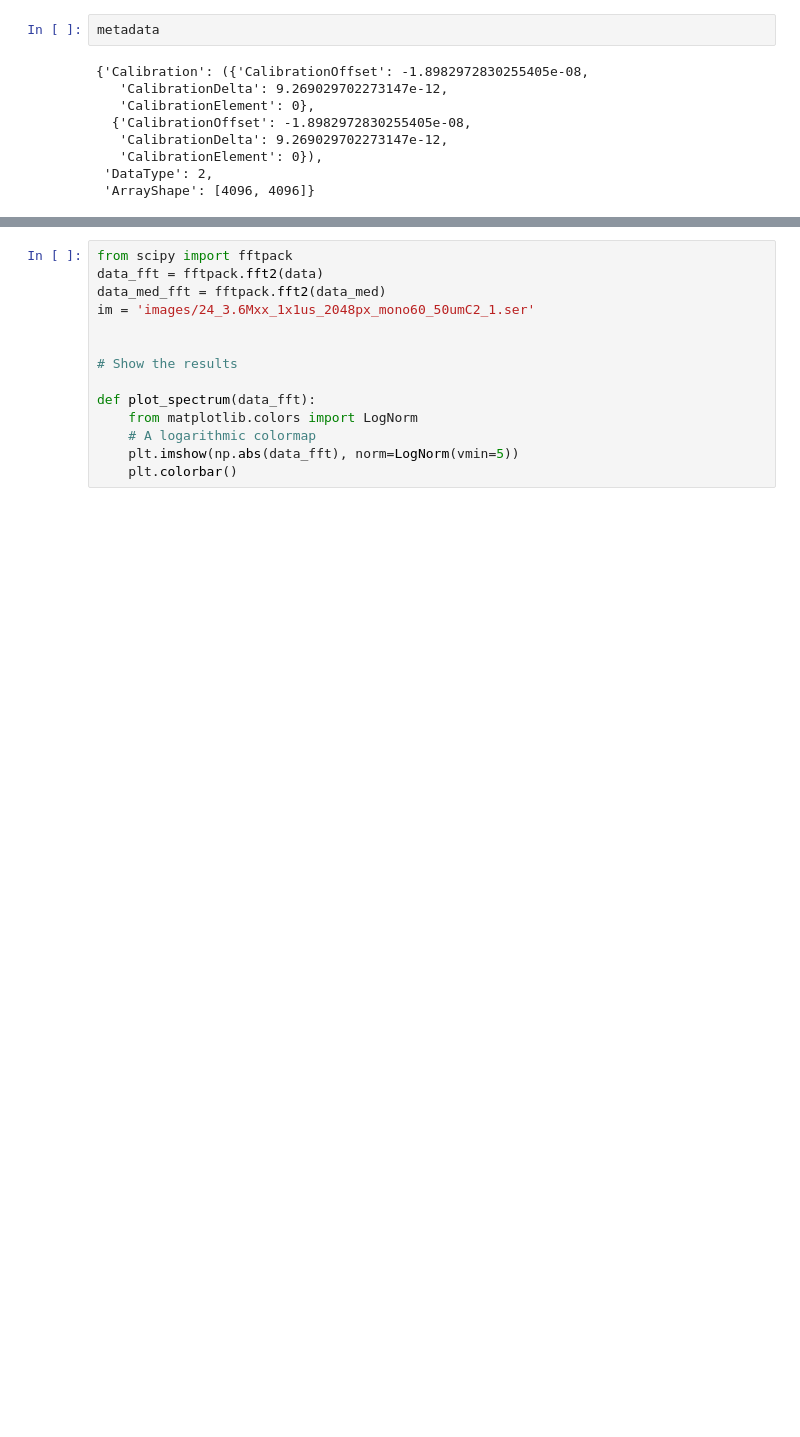
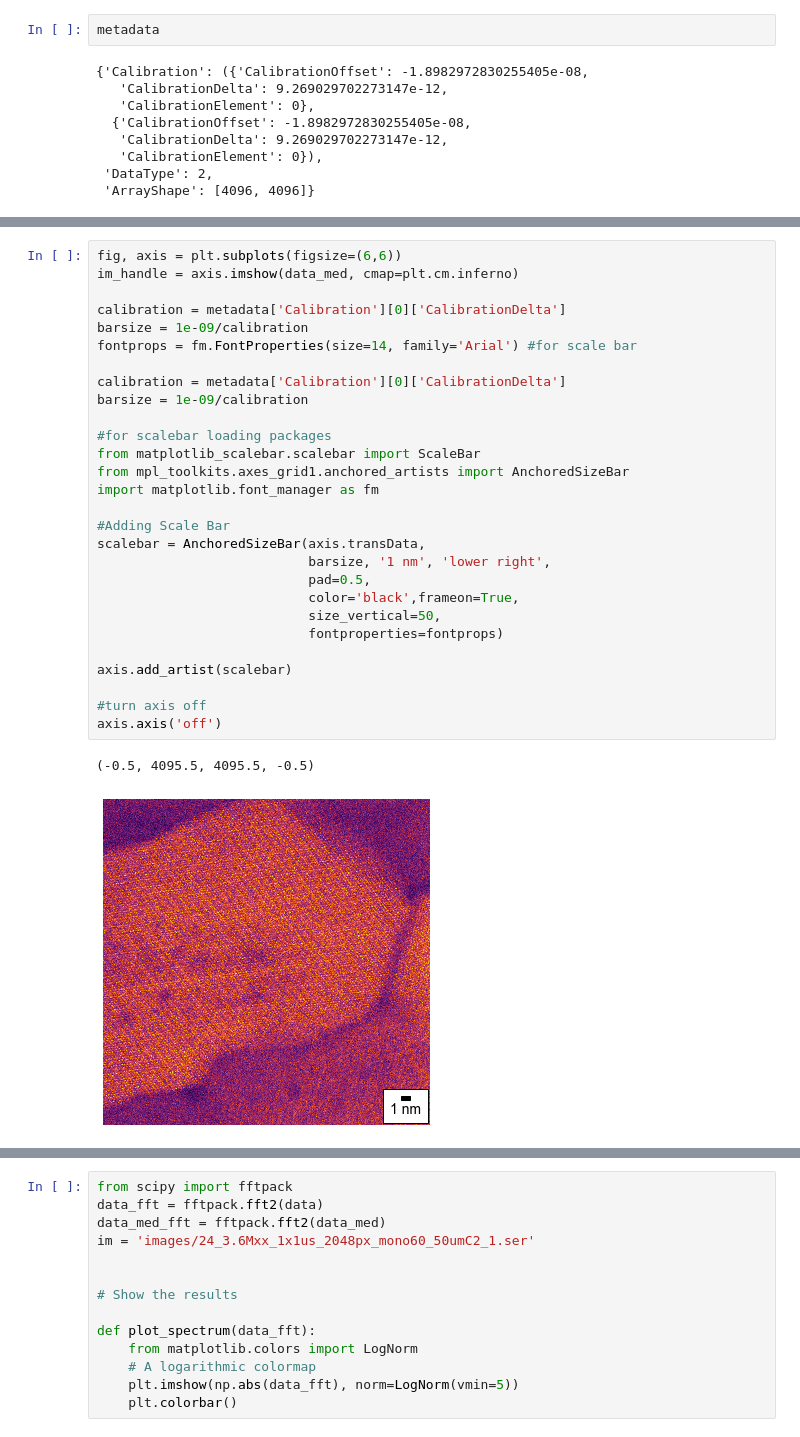
Before and after one commit to rmsreis/enamel-4dstem, a Jupyter notebook: STEM_analysis_PS.ipynb, the cells around one changed output, grey strips where cells are left out. Cells and saved outputs as stored; diff of their text form; blank space fills up the shorter version.

```diff
--- a/STEM_analysis_PS.ipynb
+++ b/STEM_analysis_PS.ipynb
@@ -57,0 +62,31 @@ plt.show()
+# %%
+fig, axis = plt.subplots(figsize=(6,6))
+im_handle = axis.imshow(data_med, cmap=plt.cm.inferno)
+
+calibration = metadata['Calibration'][0]['CalibrationDelta']
+barsize = 1e-09/calibration
+fontprops = fm.FontProperties(size=14, family='Arial') #for scale bar
+
+calibration = metadata['Calibration'][0]['CalibrationDelta']
+barsize = 1e-09/calibration
+
+#for scalebar loading packages
+from matplotlib_scalebar.scalebar import ScaleBar
+from mpl_toolkits.axes_grid1.anchored_artists import AnchoredSizeBar
+import matplotlib.font_manager as fm
+
+#Adding Scale Bar
+scalebar = AnchoredSizeBar(axis.transData,
+                           barsize, '1 nm', 'lower right',
+                           pad=0.5,
+                           color='black',frameon=True,
+                           size_vertical=50,
+                           fontproperties=fontprops)
+
+axis.add_artist(scalebar)
+
+#turn axis off
+axis.axis('off')
+# %% [output]
+(-0.5, 4095.5, 4095.5, -0.5)
+[figure, added]
```
Also changed, not shown: parts of 7 cells of this notebook.
